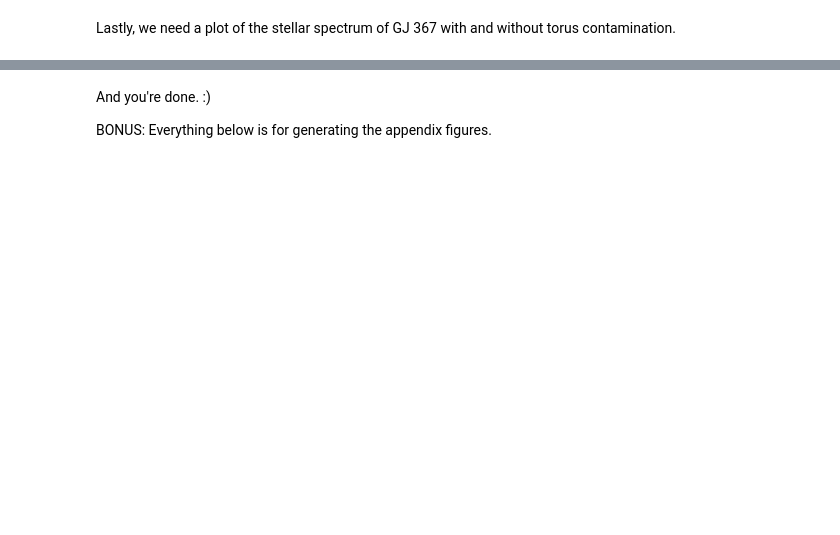
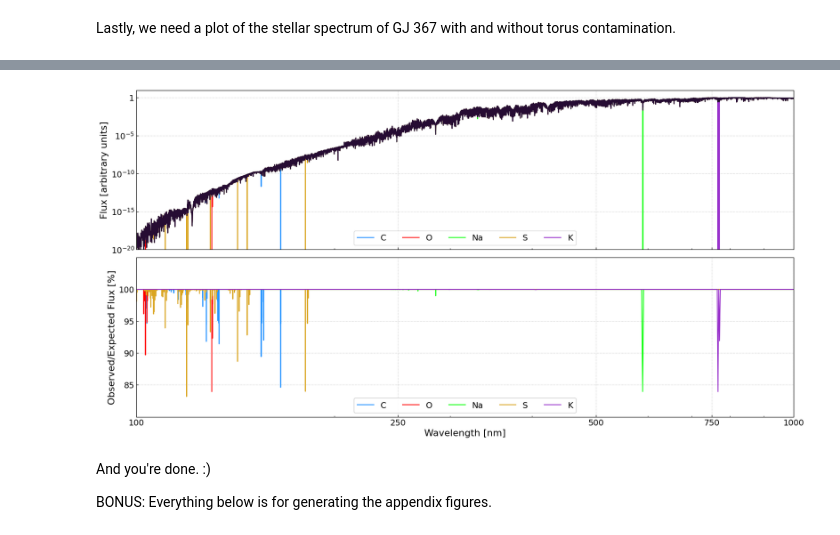
Before and after one commit to AbbyBoehm/BSL2025PlasmaTori, a Jupyter notebook: bsl2025_plasmatorus.ipynb, the cells around one changed output, grey strips where cells are left out. Saved outputs shown, nothing was run; the diff lists cells and outputs as text; code cells hidden in the pictures; blank space fills up the shorter version.

```diff
--- a/bsl2025_plasmatorus.ipynb
+++ b/bsl2025_plasmatorus.ipynb
@@ -436,7 +646,7 @@ def process_abs(pdata,k,tau,mol_mass,mol_sigma,
 # %%
 ### COMPILING THESE NUMBERS TO MAKE PLOTS WITH ###
 alfvens, taus, tideses, aors, teqs, Vs, rps, mps, names, ecc_errs = [], [], [], [], [], [], [], [], [], []
-a, P, ecc, mstar, rstar, pstar, Tstar = [], [], [], [], [], [], []
+a, P, ecc, mstar, rstar, pstar, Tstar, sys_dist = [], [], [], [], [], [], [], []
 for k in range(len(data)):
     try:
         alfven, tau, tides, aor, teq, V, rp, mp, Teff, ecc_err = process_planet(data,k)
@@ -458,5 +668,6 @@ for k in range(len(data)):
         rstar.append(data['st_rad'][k])
         pstar.append(data['st_rotp'][k])
         Tstar.append(Teff)
+        sys_dist.append(data['sy_dist'][k])
     except TypeError:
         pass
@@ -889,0 +1170,95 @@ plt.close()
+# %%
+# Now that we have gotten n for each species, we can get f.
+from matplotlib.ticker import NullFormatter as nf
+colors = ('dodgerblue','red','lime','goldenrod','darkorchid')
+colors_dict = {}
+for spec, color in zip(('C','O','Na','S','K'),colors):
+    colors_dict[spec] = color
+
+absorptions = {}
+fig, ax = plt.subplots(nrows=2,ncols=1,figsize=(20,10),sharex=True)
+plt.subplots_adjust(hspace=0.05)
+for mod_flux,spec in zip(mod_fluxes,list(full_cross_dict.keys())):
+    ax[0].plot(waveGJ,mod_flux,ls='-',color=colors_dict[str.replace(spec,"_I","")],label=str.replace(spec,"_I",""))
+ax[0].plot(waveGJ,fluxGJ,ls='-',color='k',alpha=0.75)
+ax[0].legend(loc='lower center',fontsize=fontsize_tick, ncols=5)
+
+# Making the plot pretty
+ax[0].set_yscale('log')
+ax[0].set_ylim(1e-20,10)
+yt = [1e-20,1e-15,1e-10,1e-5,1]
+ax[0].set_yticks(yt)
+ax[0].set_yticklabels([r'$10^{-20}$',r'$10^{-15}$',r'$10^{-10}$',r'$10^{-5}$','1'])
+
+ax[0].set_xscale('log')
+ax[0].set_xlim(0.1,1.0)
+xt = [0.1,0.2,0.3,0.4,0.5,0.75,1.00]
+ax[0].set_xticks(xt)
+ax[0].set_xticklabels([''.format(f) for f in xt])
+
+from matplotlib.ticker import NullFormatter as nf
+ax[0].tick_params(which='both',axis='both',direction='in',labelsize=fontsize_tick)
+ax[0].xaxis.set_minor_formatter(nf())
+ax[0].set_xlabel('',fontsize=fontsize_axis)
+ax[0].set_ylabel('Flux [arbitrary units]',fontsize=fontsize_axis)
+plt.rc('grid',color='grey',alpha=0.5,ls=':')
+ax[0].grid()
+
+'''
+ax[1].fill_between(x=[0.1,0.3],y1=0,y2=20,color='white',alpha=0.15)
+ax[1].text(0.235,10,s='HST COS + STIS Echelle\nR~10000',
+        ha='center',va='center',fontsize=fontsize_tick,
+        color='k',path_effects=[pe.withStroke(linewidth=2.25,
+                                              foreground='white')])
+
+ax[1].fill_between(x=[0.3,1.0],y1=0,y2=20,color='k',alpha=0.25)
+ax[1].text(0.4,10,s='HST STIS + WFC3\nR~100',
+        ha='center',va='center',fontsize=fontsize_tick,
+        color='k',path_effects=[pe.withStroke(linewidth=2.25,
+                                              foreground='white')])
+'''
+
+hands = []
+for spec in tqdm(list(absorption_dict.keys()),
+                desc='Computing absorption...'):
+    if spec in ("Na_II","Na_III","K_II","K_III","C_III","O_II","O_III"):
+        continue
+    wave, sigma, h = bin_cross_dict_H[spec]
+    print(wave[-1]-wave[-2])
+    print(wave[0]-wave[1])
+    ok = (wave>0.1) & (wave<1.0)
+    n_dens = ndens_dict[spec]
+    f = (n_dens * sigma * 3 * h)
+    f[f<0] = 0
+    f[f>1] = 1
+    print('column density of {}: {:.2E} cm-2'.format(spec,n_dens * 3 * h))
+    print(wave)
+    mindex = np.argmin(f)
+    print(min(f),wave[mindex])
+    absorptions[spec] = 1-f
+
+    spec = str.replace(spec,"_",'')
+    spec = str.replace(spec,"I",'')
+    hand, = ax[1].plot(wave,100*(1-f),label=spec,color=colors_dict[spec]) # plot the absorption of each species by wavelength
+    hands.append(hand)
+
+legend1 = ax[1].legend(handles=hands,ncols=5,loc='lower center',fontsize=fontsize_tick)
+ax[1].add_artist(legend1)
+
+ax[1].set_xlabel('Wavelength [nm]',fontsize=fontsize_axis)
+ax[1].set_ylabel('Observed/Expected Flux [%]',fontsize=fontsize_axis)
+#ax[1].set_yticks([5,10,15,20])
+ax[1].set_yticks([100,95,90,85])
+ax[1].set_xscale('log')
+ax[1].set_xlim(0.10, 1.00)
+ax[1].set_ylim(80,105)
+ax[1].set_xticks([0.1,0.25,0.5,0.75,1.0])
+ax[1].set_xticklabels(labels=['100','250','500','750','1000'])
+ax[1].tick_params(which='both',axis='both',direction='in',labelsize=fontsize_tick)
+ax[1].xaxis.set_minor_formatter(nf())
+plt.rc('grid',color='grey',alpha=0.5,ls=':')
+ax[1].grid(zorder=1)
+plt.savefig('contam_lines_gj.png',dpi=300,bbox_inches='tight')
+plt.show()
+plt.close()
+# %% [output]
@@ -890,3 +1282,4 @@ plt.close()
+[figure, added]
 # %% [markdown]
 And you're done. :)
 
```
Also changed, not shown: parts of 13 cells of this notebook, 13 other files.
